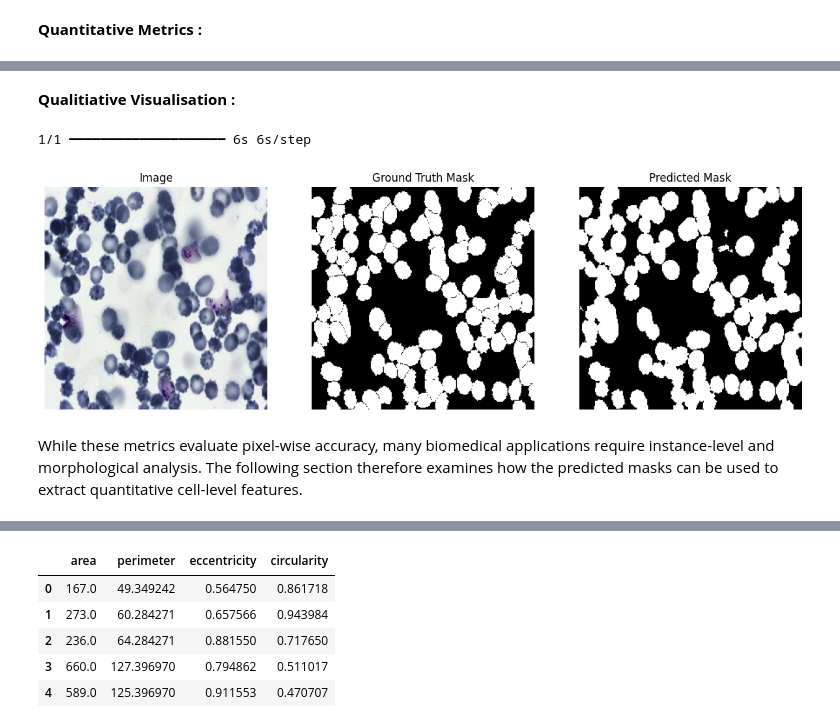
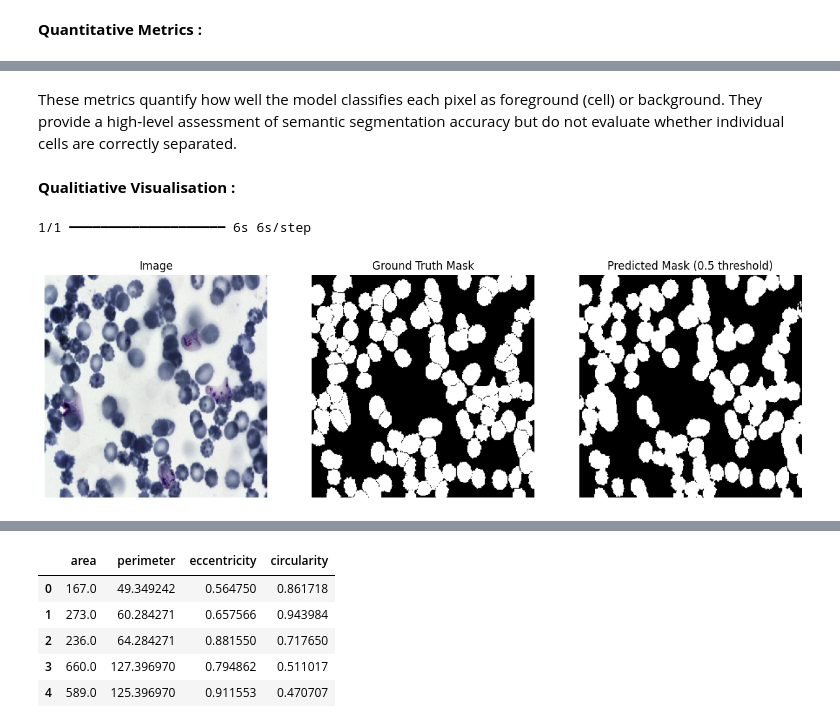
Before and after one commit to JSku-Systems/unet-bccd-segmentation, a Jupyter notebook: unet_bccd_segmentation.ipynb, the cells around one changed output, grey strips where cells are left out. Drawn from its saved outputs; the diff is of its cells as text; code cells hidden in the pictures.

```diff
--- a/unet_bccd_segmentation.ipynb
+++ b/unet_bccd_segmentation.ipynb
@@ -443,38 +472,41 @@ Recall: 0.9733404000205732
+# %% [markdown]
+These metrics quantify how well the model classifies each pixel as foreground (cell) or background. They provide a high‑level assessment of semantic segmentation accuracy but do not evaluate whether individual cells are correctly separated.
 # %% [markdown]
 **Qualitiative Visualisation :**
 # %%
-# Pick an index from the test set
+# Select an index from the test set
 
-i = 27   #change this number to inspect different samples (0 to 132)
+# change this number to inspect different samples (0 to len(X_test)-1)
+i = 27
 
-# Get the image and ground truth mask
+# Retrieve image and ground-truth mask
 img = X_test[i]
 true_mask = y_test[i]
 
-# Predict
+# Predict probability map
 pred_mask = unet.predict(img[np.newaxis, ...])[0]
-pred_mask = (pred_mask > 0.5).astype("float32")  # threshold
+
+# Apply a 0.5 threshold for visualisation only
+pred_mask = (pred_mask > 0.5).astype("float32")
 
 plt.figure(figsize=(15,5))
 
 plt.subplot(1,3,1)
 plt.title("Image")
 plt.imshow(img)
 plt.axis("off")
 
 plt.subplot(1,3,2)
 plt.title("Ground Truth Mask")
 plt.imshow(true_mask.squeeze(), cmap="gray")
 plt.axis("off")
 
 plt.subplot(1,3,3)
-plt.title("Predicted Mask")
+plt.title("Predicted Mask (0.5 threshold)")
 plt.imshow(pred_mask.squeeze(), cmap="gray")
 plt.axis("off")
 
 plt.show()
 # %% [output]
 1/1 ━━━━━━━━━━━━━━━━━━━━ 6s 6s/step
-[figure, old version]
+[figure, new version]
-# %% [markdown]
-While these metrics evaluate pixel‑wise accuracy, many biomedical applications require instance‑level and morphological analysis. The following section therefore examines how the predicted masks can be used to extract quantitative cell‑level features.
```
Also changed, not shown: parts of 70 cells of this notebook.
